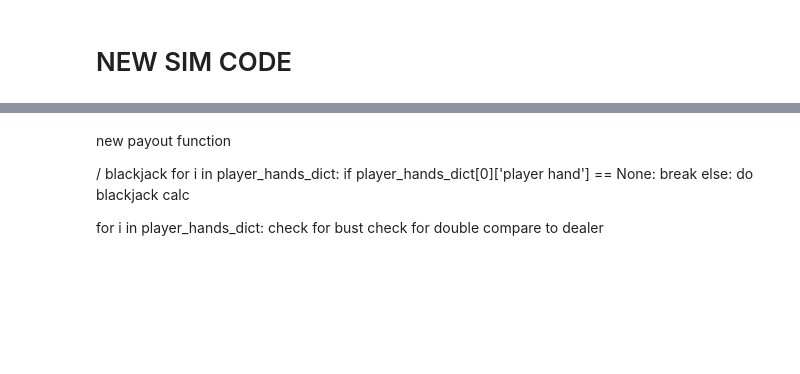
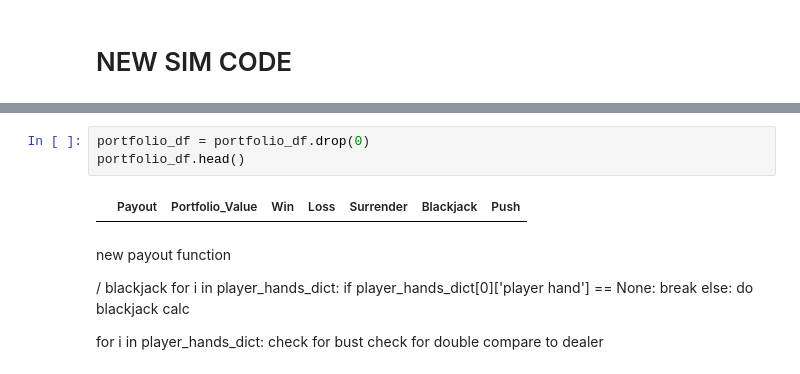
Before and after one commit to angelmvhill/BlackJack-Monte-Carlo-Simulation, a Jupyter notebook: blackjack_classes.ipynb, the cells around one changed output, grey strips where cells are left out. Saved outputs shown, nothing was run; the diff lists cells and outputs as text; blank space fills up the shorter version.

```diff
--- a/blackjack_classes.ipynb
+++ b/blackjack_classes.ipynb
@@ -960,3 +1024,8 @@ TypeError: Can only append a dict if ignore_index=True
+# %%
+portfolio_df = portfolio_df.drop(0)
+portfolio_df.head()
+# %% [output]
+|  | Payout | Portfolio_Value | Win | Loss | Surrender | Blackjack | Push |
 # %% [markdown]
 new payout function
 
```
Also changed, not shown: parts of 4 cells of this notebook.
